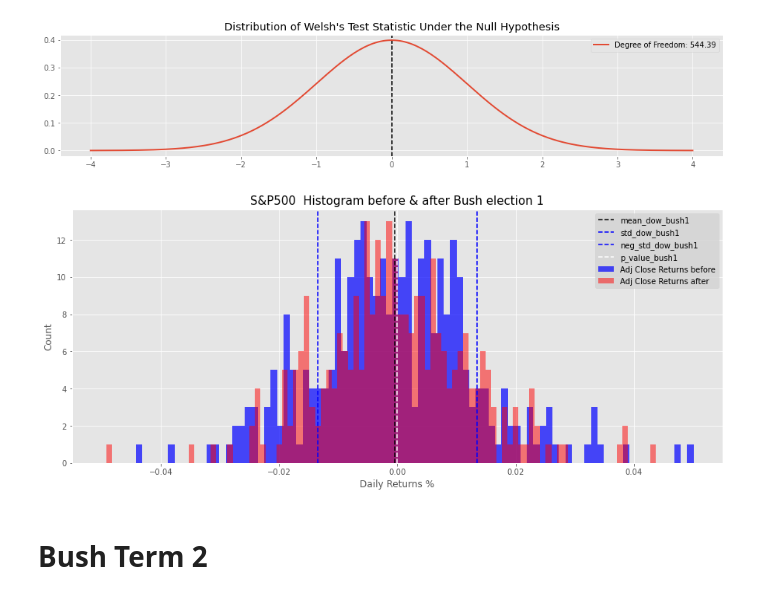
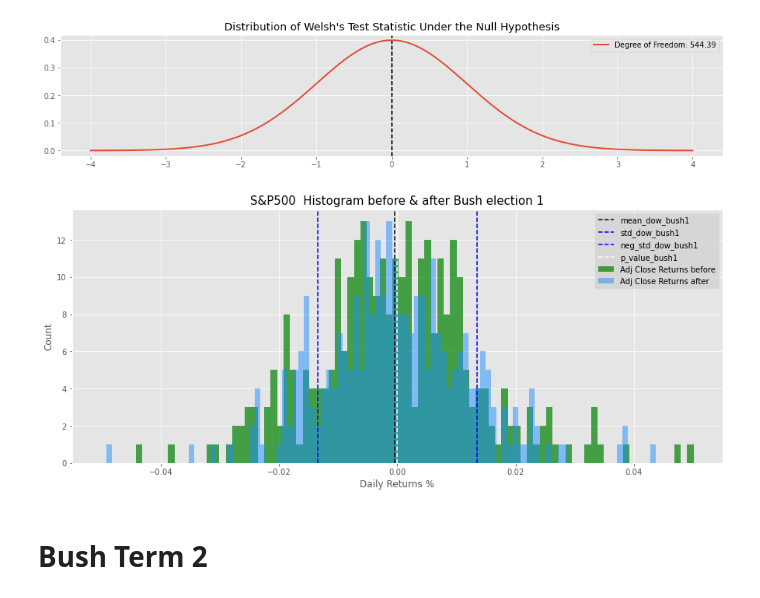
Before and after one commit to yamasjose11/index-elections, a Jupyter notebook: index-funds-elections.ipynb, the cells around one changed output. Drawn from its saved outputs; the diff is of its cells as text; code cells hidden in the pictures.

```diff
--- a/index-funds-elections.ipynb
+++ b/index-funds-elections.ipynb
@@ -1786,25 +1786,25 @@ ax.set_title("Distribution of Welsh's Test Statistic Under the Null Hypothesis")
 [figure]
 # %%
 # Plotting of before and after election periods for respective president
-bushbefore1['Adj Close Daily Returns'].plot.hist(bins=100, figsize=(15, 6), label='Adj Close Returns before', color='blue', alpha=0.7)
-bushafter1['Adj Close Daily Returns'].plot.hist(bins=100, figsize=(15, 6), label='Adj Close Returns after', color='red', alpha=0.5)
+bushbefore1['Adj Close Daily Returns'].plot.hist(bins=100, figsize=(15, 6), label='Adj Close Returns before', color='green', alpha=0.7)
+bushafter1['Adj Close Daily Returns'].plot.hist(bins=100, figsize=(15, 6), label='Adj Close Returns after', color='dodgerblue', alpha=0.5)
 
 plt.axvline(x=mean_dow_bush1, color='black', linestyle='dashed', label='mean_dow_bush1')
 plt.axvline(x=std_dow_bush1, color='blue', linestyle='dashed', label='std_dow_bush1')
 plt.axvline(x=-std_dow_bush1, color='blue', linestyle='dashed', label='neg_std_dow_bush1')
 plt.axvline(x=p_value_bush1, color='white', linestyle='dashed', label='p_value_bush1')
 
 plt.title("S&P500  Histogram before & after Bush election 1", size=15)
 plt.xlabel("Daily Returns %", size=12)
 plt.xlim(-0.055, 0.055)
 plt.ylabel("Count", size=12)
 
 plt.legend(fontsize=14, loc='upper right')
 legend= plt.legend()
 frame = legend.get_frame()
 frame.set_facecolor('lightgrey')
 # %% [output]
-[figure, old version]
+[figure, new version]
 # %% [markdown]
 # Bush Term 2
 # %%
```
Also changed, not shown: parts of 18 cells of this notebook.
